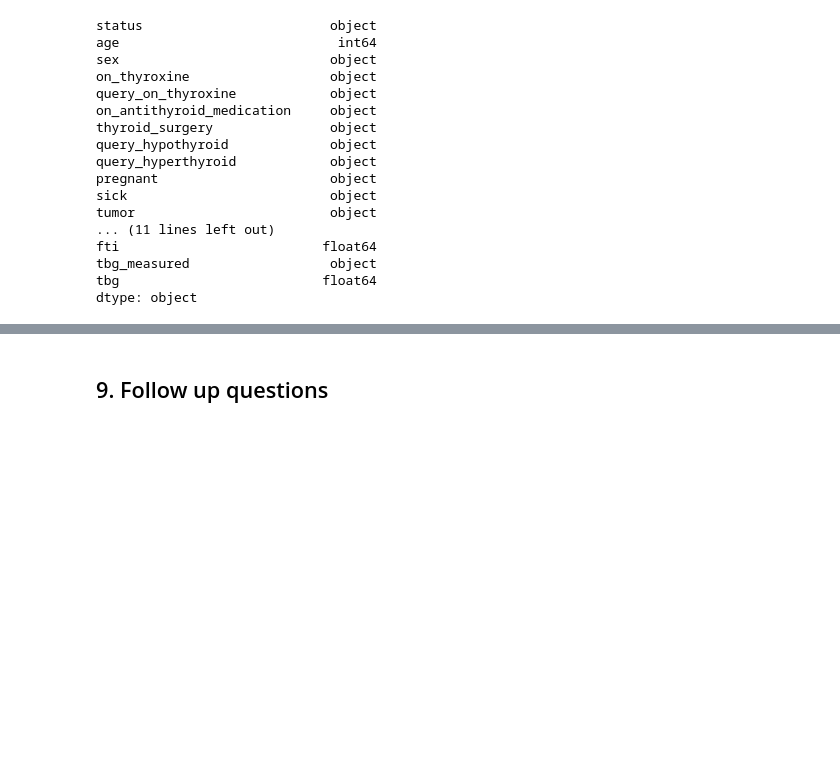
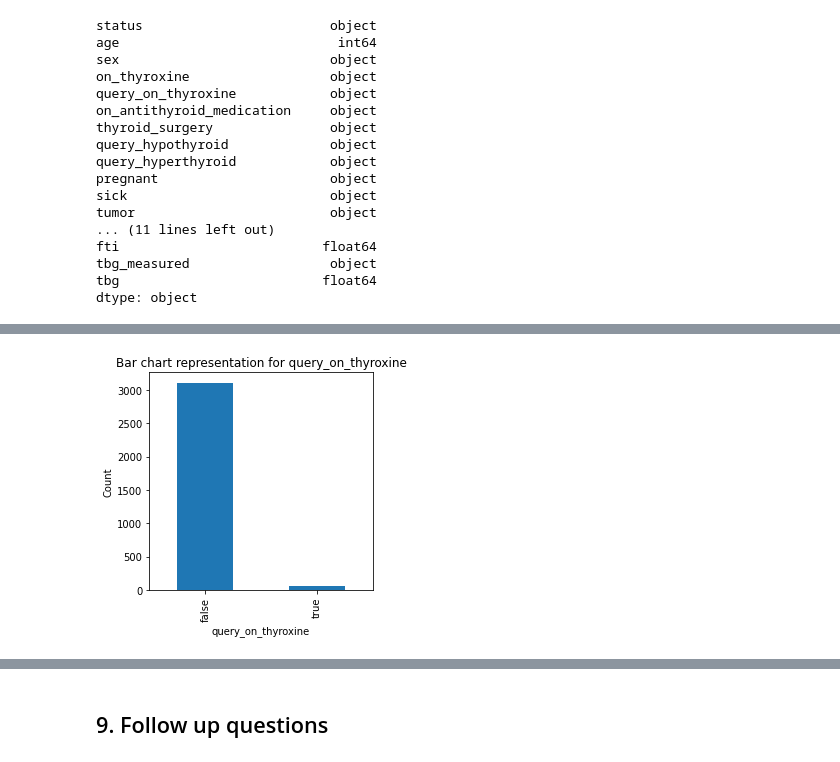
Before and after one commit to R-Owino/HYPOTHYROIDISM-CLASSIFICATION-IN-PATIENTS, a Jupyter notebook: Moringa_Data_Science_Core_W8_Independent_Project_2022_04_Rehema_Owino.ipynb, the cells around one changed output, grey strips where cells are left out. Saved outputs shown, nothing was run; the diff lists cells and outputs as text; code cells hidden in the pictures; blank space fills up the shorter version.

```diff
--- a/Moringa_Data_Science_Core_W8_Independent_Project_2022_04_Rehema_Owino.ipynb
+++ b/Moringa_Data_Science_Core_W8_Independent_Project_2022_04_Rehema_Owino.ipynb
@@ -261,0 +324,7 @@ Except age, most of the numeric columns have outliers. These will be removed dur
+# %%
+# bar chart representation for query_on_thyroxine
+bar('query_on_thyroxine', (4,4))
+
+# most patients did not have a question on thyroxine
+# %% [output]
+[figure, added]
```
Also changed, not shown: parts of 98 cells of this notebook.
